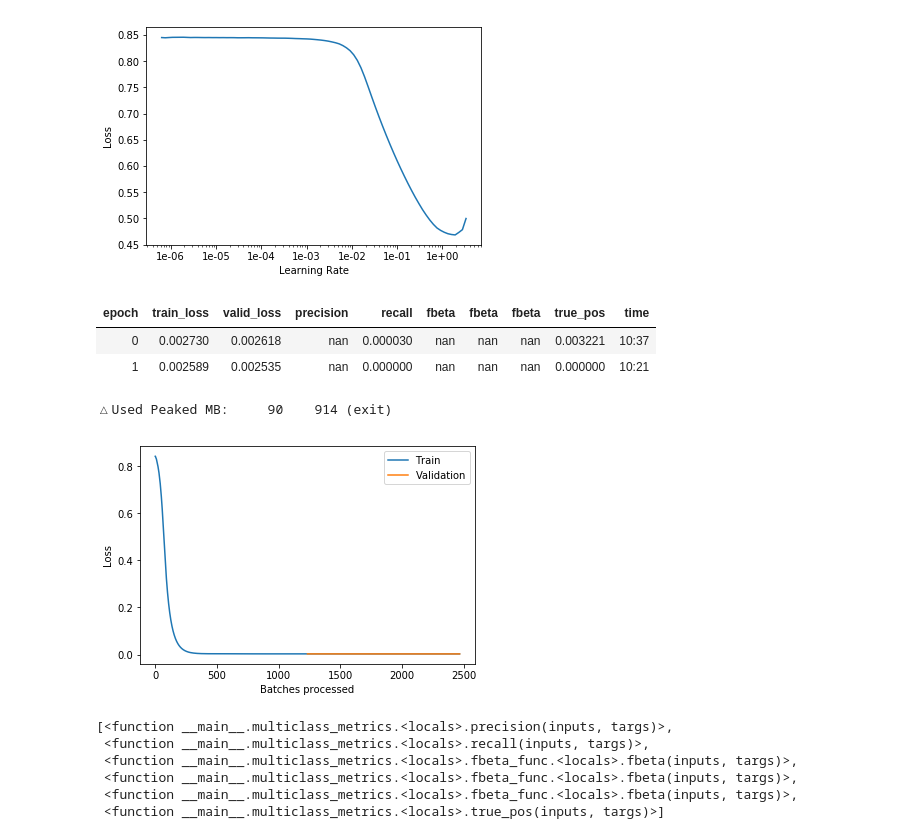
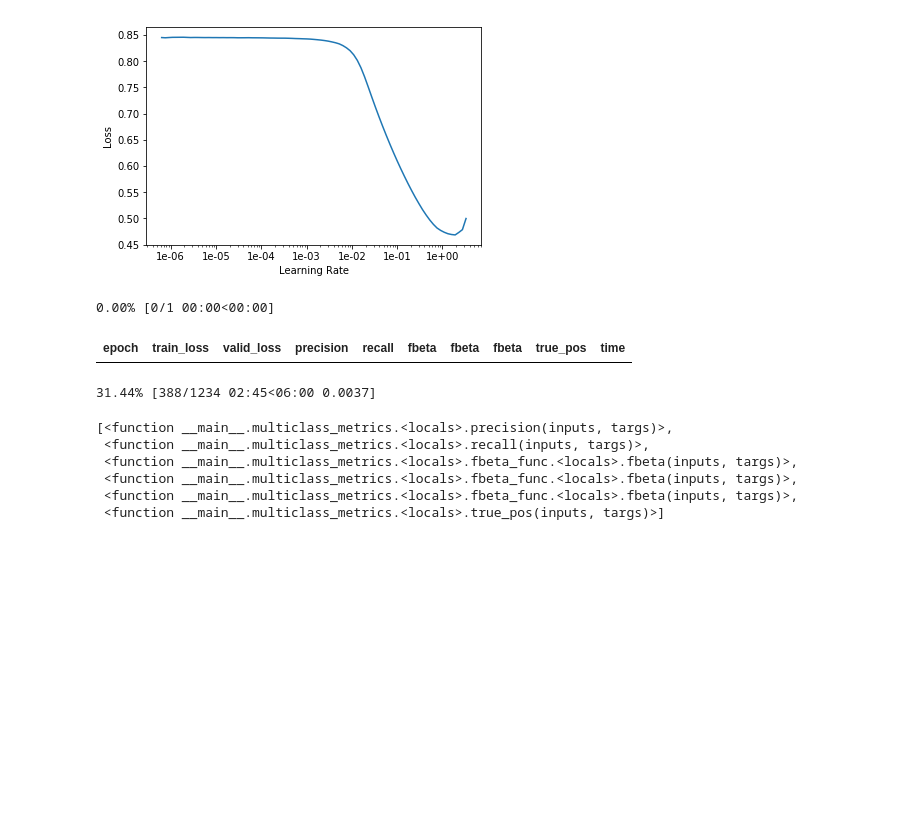
Before and after one commit to LibreChou/mindat_dataset, a Jupyter notebook: fastai-hw.ipynb, the cells around one changed output. Drawn from its saved outputs; the diff is of its cells as text; code cells hidden in the pictures; blank space fills up the shorter version.

```diff
--- a/fastai-hw.ipynb
+++ b/fastai-hw.ipynb
@@ -78,10 +78,10 @@ data.show_batch()
 # %%
 def multiclass_metrics(thresh=0.2):
     def true_pos(inputs, targs):
-        inps = inputs >= thresh
+        inps = inputs.sigmoid() >= thresh
         return (inps & targs.byte()).sum().float()
 
-    def precision(inputs, targs):  return true_pos(inputs, targs)/(inputs >= thresh).sum()
+    def precision(inputs, targs):  return true_pos(inputs, targs)/(inputs.sigmoid() >= thresh).sum()
     def recall(inputs, targs):     return true_pos(inputs, targs)/targs.sum()
 
     def fbeta_func(beta):
@@ -114,14 +112,12 @@ LR Finder is complete, type {learner_name}.recorder.plot() to see the graph.
 # %%
 with gpu_mem_restore_ctx():
     with GPUMemTrace():
-        learn.fit_one_cycle(2, max_lr=0.03, wd=0.0)
+        learn.fit_one_cycle(1, max_lr=0.03, wd=0.0)
         learn.recorder.plot_losses()
 # %% [output]
+0.00% [0/1 00:00<00:00]
 | epoch | train_loss | valid_loss | precision | recall | fbeta | fbeta | fbeta | true_pos | time |
-| 0 | 0.002730 | 0.002618 | nan | 0.000030 | nan | nan | nan | 0.003221 | 10:37 |
-| 1 | 0.002589 | 0.002535 | nan | 0.000000 | nan | nan | nan | 0.000000 | 10:21 |
-△Used Peaked MB:     90    914 (exit)
-[figure, removed]
+31.44% [388/1234 02:45<06:00 0.0037]
 # %%
 learn.metrics = multiclass_metrics(0.05)
 learn.metrics
```
Also changed, not shown: parts of 1 cell of this notebook.
